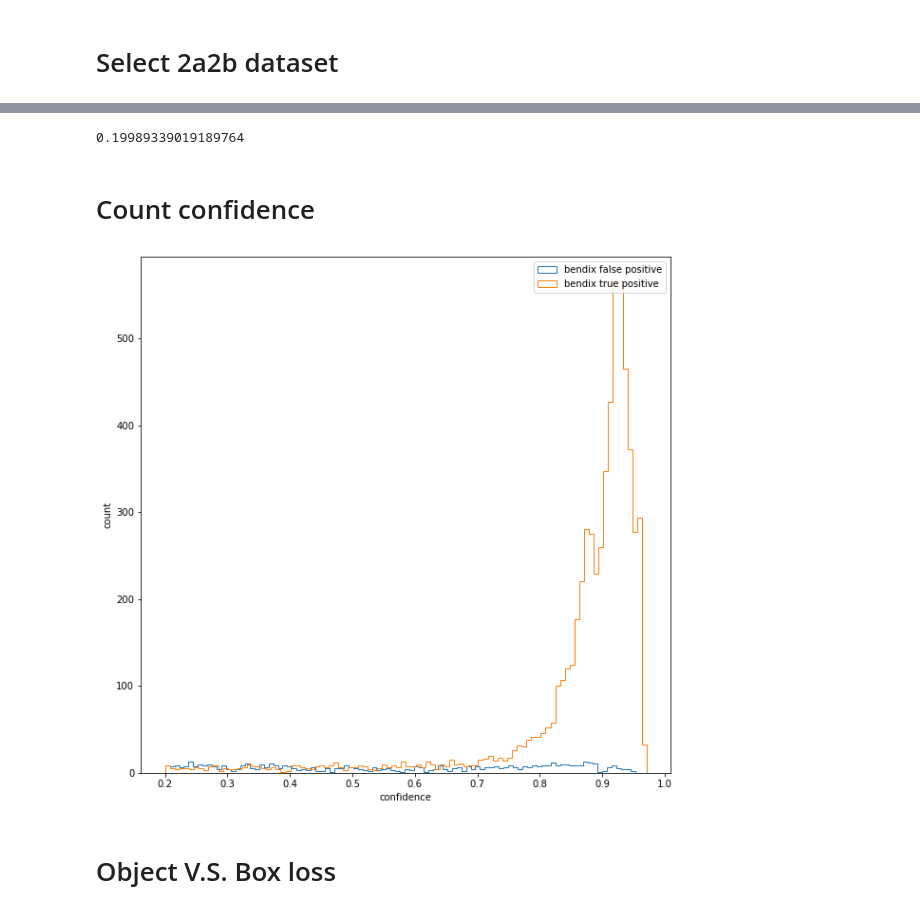
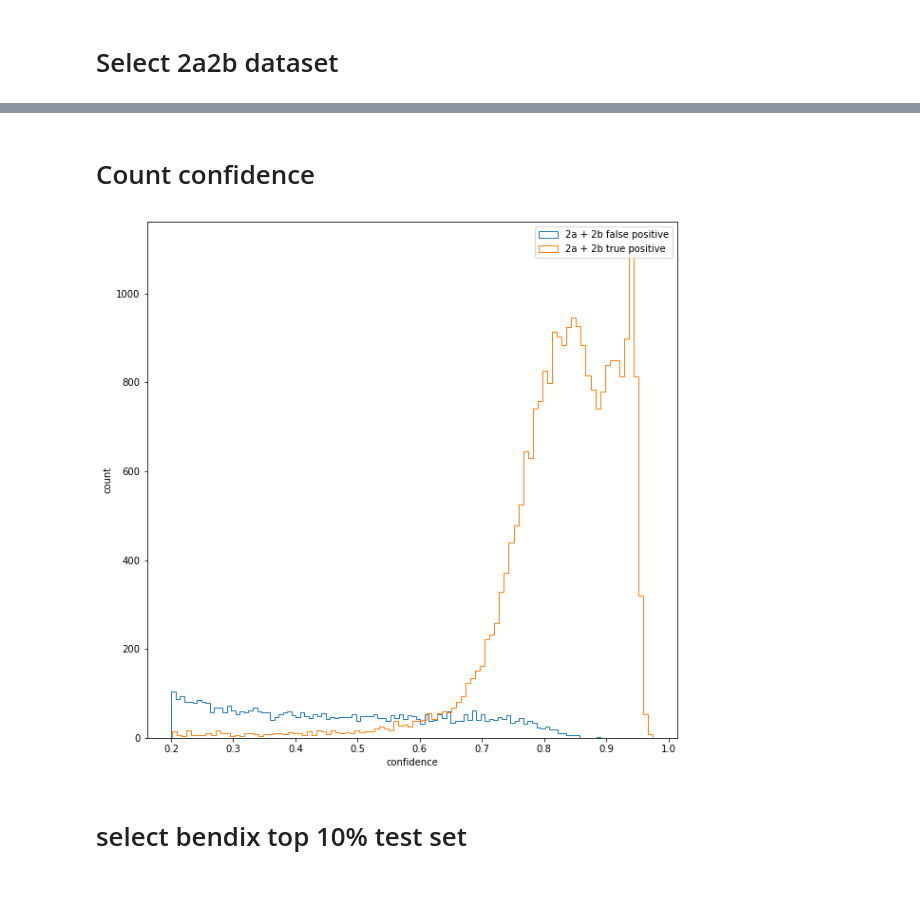
Before and after one commit to liyinze1/Robbins-to-THEMIS, a Jupyter notebook: demo.ipynb, the cells around one changed output, grey strips where cells are left out. Saved outputs shown, nothing was run; the diff lists cells and outputs as text; code cells hidden in the pictures.

```diff
--- a/demo.ipynb
+++ b/demo.ipynb
@@ -137,23 +127,3 @@ f.close()
-# %%
-# 2b
-# size = 4100
-size = 1500
-
-rank.sort(key=lambda loss: loss[1])
-accurate = rank[:]
-
-rank.sort(key=lambda loss: -loss[2])
-dirty = rank[:size]
-
-# data_2b = set(['_'.join(loss[0].split('_')[:2]) + '.png\n' for loss in accurate if loss in dirty])
-data_2b = [loss[0] + '.png\n' for loss in dirty if loss in accurate]
-print(len(data_2b) / len(rank))
-
-f = open('combined/data_2b.txt', 'w')
-f.writelines(data_2b)
-f.close()
-# %% [output]
-0.19989339019189764
 # %% [markdown]
 # Count confidence
 # %%
@@ -245,21 +212,21 @@ f.close()
 # %%
 
 plt.figure(figsize=(10,10))
 # plt.hist(f_2a, bins=100, label='2a false positive', histtype='step')
 # plt.hist(t_2a, bins=100, label='2a true positive', histtype='step')
 # plt.hist(f_2b, bins=100, label='2b false positive', histtype='step')
 # plt.hist(t_2b, bins=100, label='2b true positive', histtype='step')
-# plt.hist(f_2b + f_2a, bins=100, label='2a + 2b false positive', histtype='step')
-# plt.hist(t_2b + t_2a, bins=100, label='2a + 2b true positive', histtype='step')
+plt.hist(f_2b + f_2a, bins=100, label='2a + 2b false positive', histtype='step')
+plt.hist(t_2b + t_2a, bins=100, label='2a + 2b true positive', histtype='step')
 
-plt.hist(f_ben, bins=100, label='bendix false positive', histtype='step')
-plt.hist(t_ben, bins=100, label='bendix true positive', histtype='step')
+# plt.hist(f_ben, bins=100, label='bendix false positive', histtype='step')
+# plt.hist(t_ben, bins=100, label='bendix true positive', histtype='step')
 
 plt.legend()
 plt.xlabel('confidence')
 plt.ylabel('count')
 plt.show()
 # %% [output]
-[figure, old version]
+[figure, new version]
-# %% [markdown]
-# Object V.S. Box loss
+# %% [markdown]
+# select bendix top 10% test set
```
Also changed, not shown: parts of 7 cells of this notebook, 2 other files.
